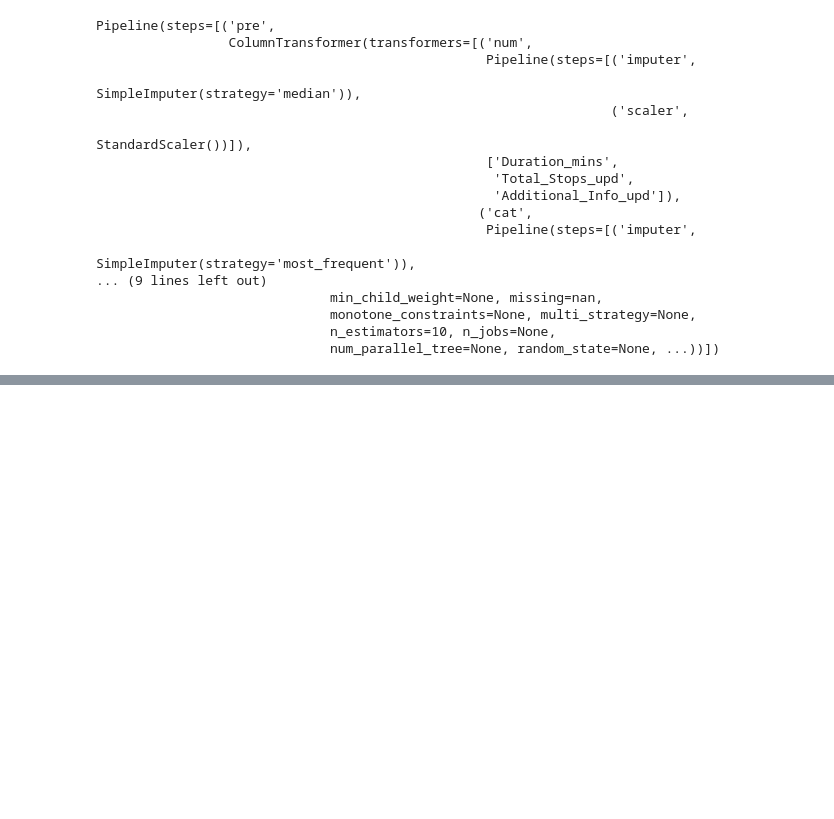
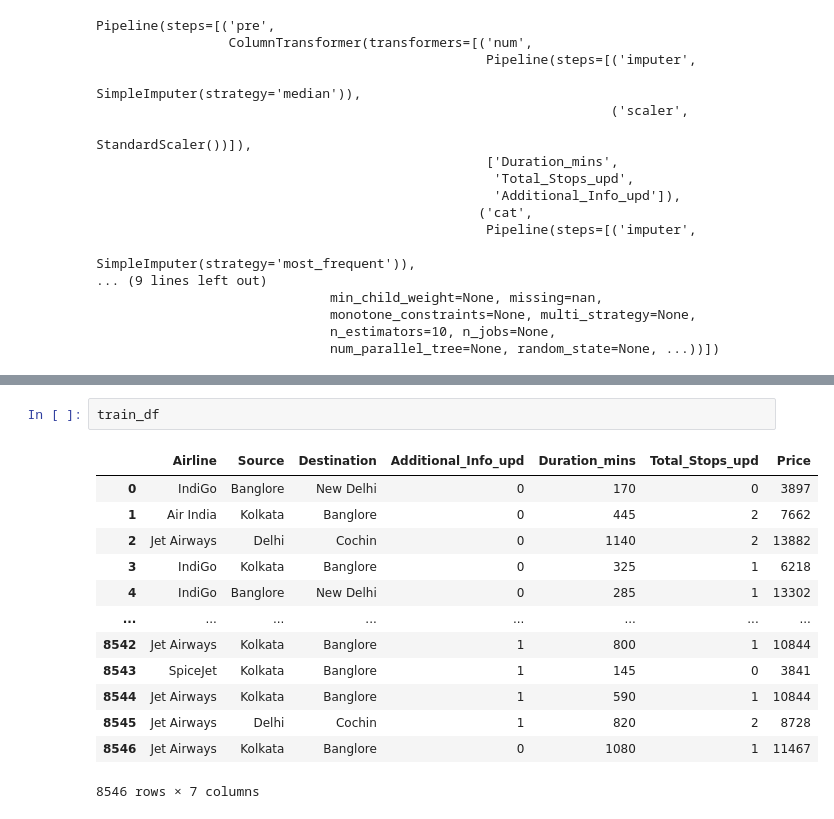
Before and after one commit to avighyan07/Flight-Price, a Jupyter notebook: model_training.ipynb, the cells around one changed output, grey strips where cells are left out. Cells and saved outputs as stored; diff of their text form; blank space fills up the shorter version.

```diff
--- a/model_training.ipynb
+++ b/model_training.ipynb
@@ -268,0 +268,16 @@ r2_score(y_test, y_pred)
+# %%
+train_df
+# %% [output]
+|  | Airline | Source | Destination | Additional_Info_upd | Duration_mins | Total_Stops_upd | Price |
+| 0 | IndiGo | Banglore | New Delhi | 0 | 170 | 0 | 3897 |
+| 1 | Air India | Kolkata | Banglore | 0 | 445 | 2 | 7662 |
+| 2 | Jet Airways | Delhi | Cochin | 0 | 1140 | 2 | 13882 |
+| 3 | IndiGo | Kolkata | Banglore | 0 | 325 | 1 | 6218 |
+| 4 | IndiGo | Banglore | New Delhi | 0 | 285 | 1 | 13302 |
+| ... | ... | ... | ... | ... | ... | ... | ... |
+| 8542 | Jet Airways | Kolkata | Banglore | 1 | 800 | 1 | 10844 |
+| 8543 | SpiceJet | Kolkata | Banglore | 1 | 145 | 0 | 3841 |
+| 8544 | Jet Airways | Kolkata | Banglore | 1 | 590 | 1 | 10844 |
+| 8545 | Jet Airways | Delhi | Cochin | 1 | 820 | 2 | 8728 |
+| 8546 | Jet Airways | Kolkata | Banglore | 0 | 1080 | 1 | 11467 |
+8546 rows × 7 columns
```
Also changed, not shown: parts of 13 cells of this notebook, 12 other files.
